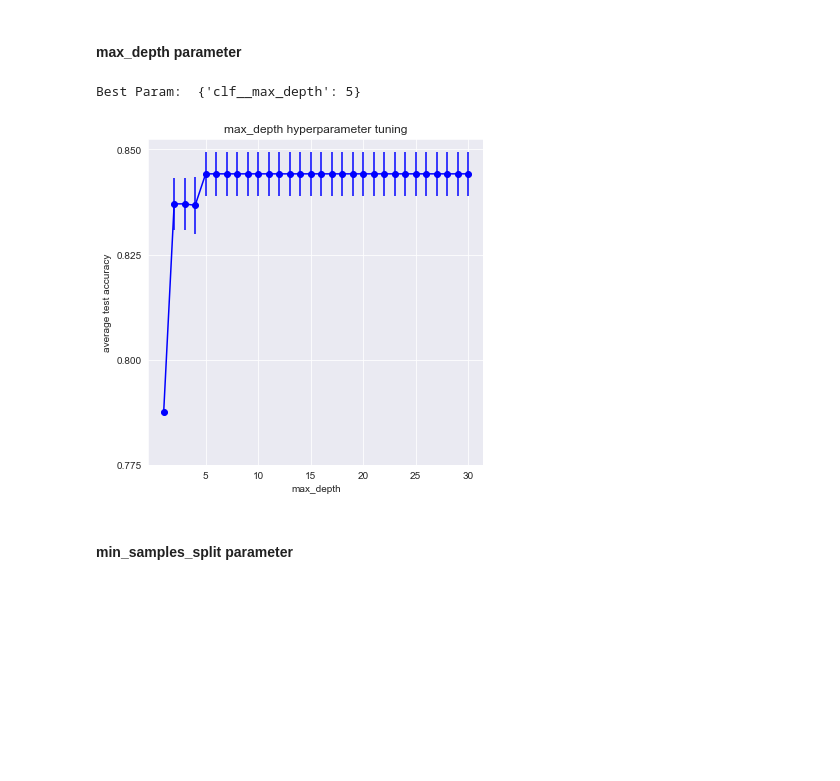
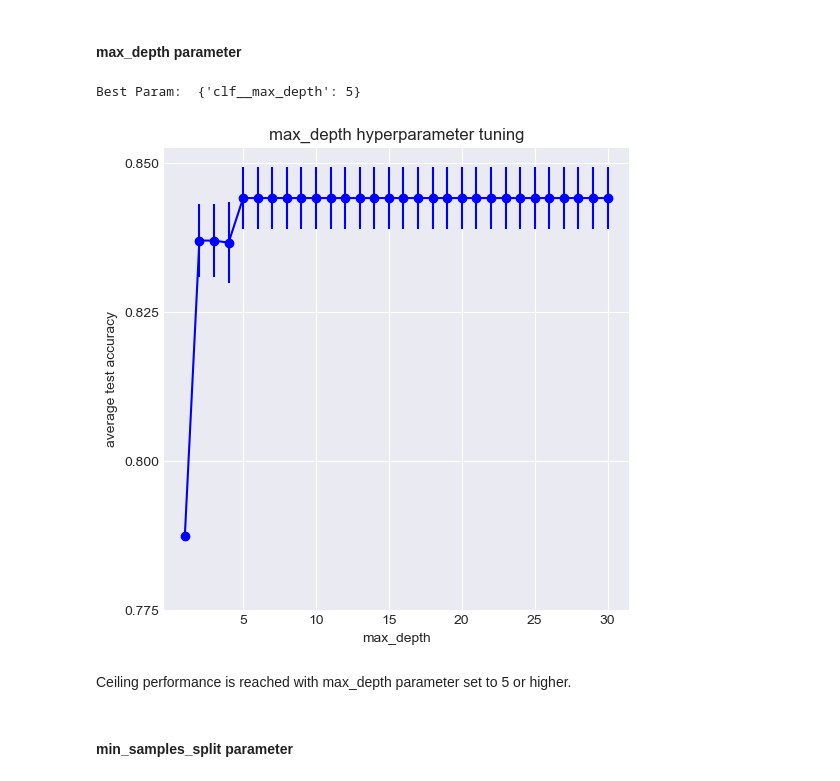
Before and after one commit to christopheraaronhenry/H1N1_vaccine_prediction, a Jupyter notebook: H1N1_vaccine_prediction.ipynb, the cells around one changed output. Saved outputs shown, nothing was run; the diff lists cells and outputs as text; code cells hidden in the pictures; blank space fills up the shorter version.

```diff
--- a/H1N1_vaccine_prediction.ipynb
+++ b/H1N1_vaccine_prediction.ipynb
@@ -596,6 +597,7 @@ df_summary
 | 28 | h1n1_knowledge | 0.852511 |
 | 29 | behavioral_outside_home | 0.852735 |
 # %%
+plt.style.use('seaborn-whitegrid')
 fig, ax = plt.subplots(figsize=(5,5))
 ax.plot(1+np.arange(df_summary.shape[0]),df_summary['cumulative accuracy'])
 ax.set_xlabel('# of variables included')
@@ -910,23 +914,27 @@ We will now explore the tuning of hyperparameters of the decision tree in serial
 # %%
 # Tune the 'max_depth' parameter of the tree
 clf_parameters = {'clf__max_depth':list(np.arange(1,31,1))}
 
 grid = GridSearchCV(decision_pipeline, clf_parameters, cv=5).fit(X_train, y_train)
 results_df = pd.DataFrame.from_dict(grid.cv_results_, orient='columns')
 
+plt.style.use('default')
+plt.style.use('seaborn-darkgrid')
 fig,ax = plt.subplots(figsize=(6,6))
 ax.errorbar(results_df['param_clf__max_depth'], results_df['mean_test_score'], results_df['std_test_score'], fmt='bo-')
 ax.set_xticks(np.arange(5,35,5))
 ax.set_xlabel('max_depth')
 ax.set_yticks(np.arange(.775,.875, .025))
 ax.set_ylabel('average test accuracy')
 ax.set_title('max_depth hyperparameter tuning')
 
 print('Best Param: ', grid.best_params_)
 fig.savefig('./images/decision_tree_max_depth.jpg')
 # %% [output]
 Best Param:  {'clf__max_depth': 5}
-[figure, old version]
+[figure, new version]
+# %% [markdown]
+Ceiling performance is reached with max_depth parameter set to 5 or higher.
 # %% [markdown]
 #### min_samples_split parameter
 # %%
```
Also changed, not shown: parts of 16 cells of this notebook, 8 other files.
